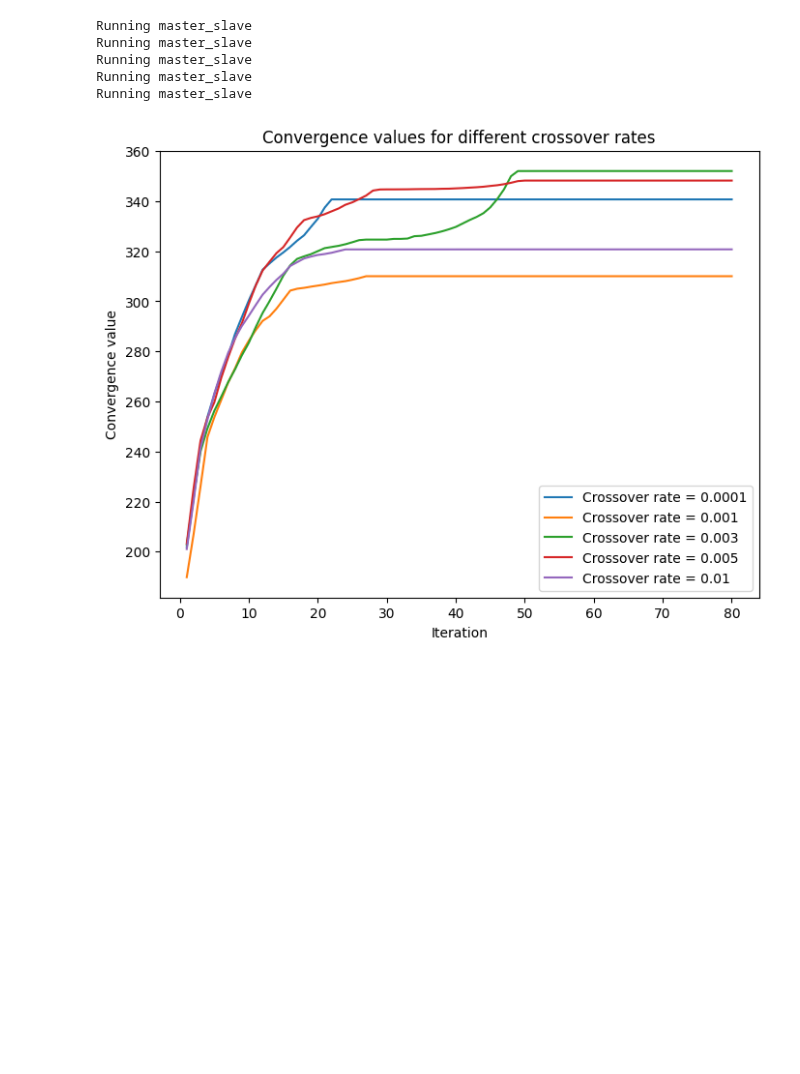
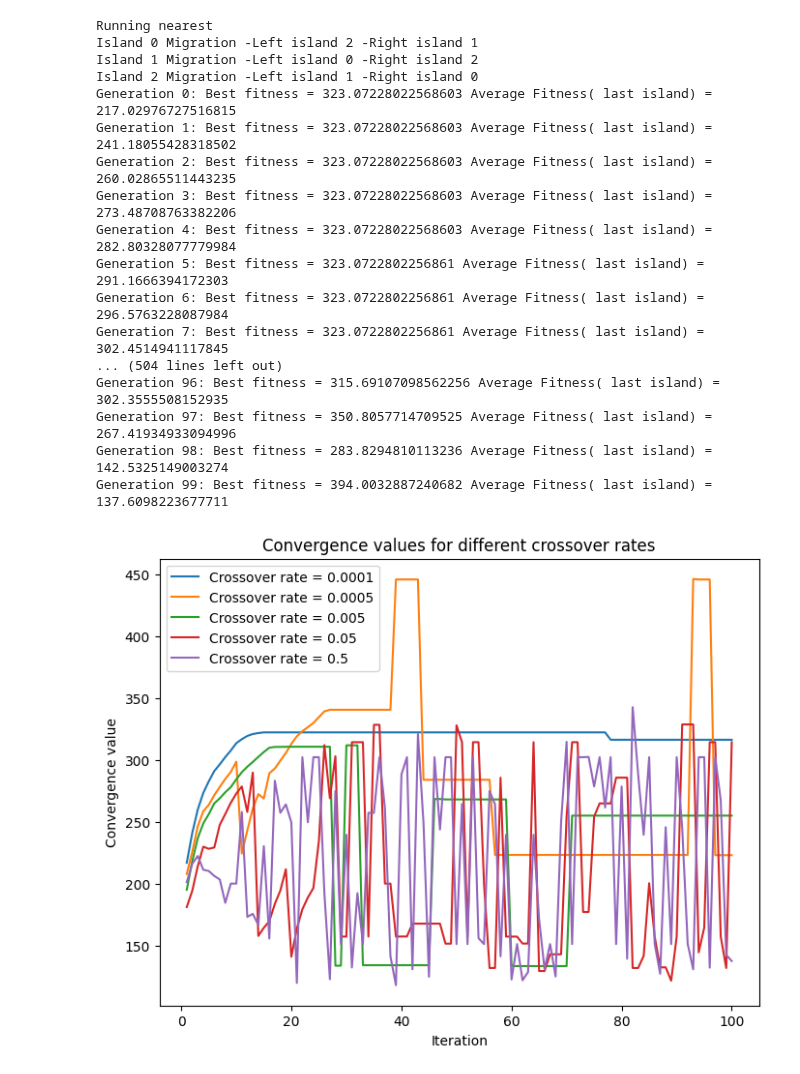
Before and after one commit to Chideme/island_genetic_algrorithm, a Jupyter notebook: crossover_rates.ipynb, the cells around one changed output. Saved outputs shown, nothing was run; the diff lists cells and outputs as text; code cells hidden in the pictures; blank space fills up the shorter version.

```diff
--- a/crossover_rates.ipynb
+++ b/crossover_rates.ipynb
@@ -88,0 +129,21 @@ test_data, test_strategies =generate_candidate_trading_signals(test.copy())
+# %%
+# ring
+values = []
+crossover_rates = [0.0001, 0.0005, 0.005, 0.05, 0.5]
+
+for i in crossover_rates:
+    ga = IslandGGA(data=train_data,num_islands=3,m_iter=100,num_iter=100,n_migrants=100,pSize=200,r_cross=i,r_mut=0.0001,strategies=strategies,evolve_strategy="ring")
+    ga.evolve()
+    v =  [i[2] for i in ga.convergence_values]
+    values.append(v)
+# convergence values for each crossover rate
+convergence_values = values
+# plot the convergence values for each crossover rate
+plt.figure(figsize=(8, 6))
+for i in range(len(crossover_rates)):
+    plt.plot(np.arange(1, 101), convergence_values[i], label='Crossover rate = ' + str(crossover_rates[i]))
+plt.xlabel('Iteration')
+plt.ylabel('Convergence value')
+plt.title('Convergence values for different crossover rates')
+plt.legend()
+plt.show()
@@ -89,33 +169,45 @@ test_data, test_strategies =generate_candidate_trading_signals(test.copy())
 # %%
-# ring
+# nearest
 values = []
-crossover_rates = [0.0001,0.001,0.003,0.005,0.01]
+crossover_rates = [0.0001, 0.0005, 0.005, 0.05, 0.5]
 
 for i in crossover_rates:
-    ga = IslandGGA(data=train_data,num_islands=3,m_iter=80,num_iter=80,n_migrants=100,pSize=200,r_cross=i,r_mut=0.0001,strategies=strategies,evolve_strategy="master_slave")
+    ga = IslandGGA(data=train_data,num_islands=3,m_iter=100,num_iter=100,n_migrants=100,pSize=200,r_cross=i,r_mut=0.0001,strategies=strategies,evolve_strategy="nearest")
     ga.evolve()
-    #v =  [i[2] for i in ga.convergence_values]
-    values.append(ga.convergence_values)
+    v =  [i[2] for i in ga.convergence_values]
+    values.append(v)
 import matplotlib.pyplot as plt
 import numpy as np
 
 # convergence values for each crossover rate
-crossover_rates = [0.0001,0.001,0.003,0.005,0.01]
+
 convergence_values = values
 # plot the convergence values for each crossover rate
 plt.figure(figsize=(8, 6))
 for i in range(len(crossover_rates)):
-    plt.plot(np.arange(1, 81), convergence_values[i], label='Crossover rate = ' + str(crossover_rates[i]))
+    plt.plot(np.arange(1, 101), convergence_values[i], label='Crossover rate = ' + str(crossover_rates[i]))
 plt.xlabel('Iteration')
 plt.ylabel('Convergence value')
 plt.title('Convergence values for different crossover rates')
 plt.legend()
 plt.show()
 # %% [output]
-Running master_slave
-Running master_slave
-Running master_slave
-Running master_slave
-Running master_slave
+Running nearest
+Island 0 Migration -Left island 2 -Right island 1
+Island 1 Migration -Left island 0 -Right island 2
+Island 2 Migration -Left island 1 -Right island 0
+Generation 0: Best fitness = 323.07228022568603 Average Fitness( last island) = 217.02976727516815
+Generation 1: Best fitness = 323.07228022568603 Average Fitness( last island) = 241.18055428318502
+Generation 2: Best fitness = 323.07228022568603 Average Fitness( last island) = 260.02865511443235
+Generation 3: Best fitness = 323.07228022568603 Average Fitness( last island) = 273.48708763382206
+Generation 4: Best fitness = 323.07228022568603 Average Fitness( last island) = 282.80328077779984
+Generation 5: Best fitness = 323.0722802256861 Average Fitness( last island) = 291.1666394172303
+Generation 6: Best fitness = 323.0722802256861 Average Fitness( last island) = 296.5763228087984
+Generation 7: Best fitness = 323.0722802256861 Average Fitness( last island) = 302.4514941117845
+... (504 lines left out)
+Generation 96: Best fitness = 315.69107098562256 Average Fitness( last island) = 302.3555508152935
+Generation 97: Best fitness = 350.8057714709525 Average Fitness( last island) = 267.41934933094996
+Generation 98: Best fitness = 283.8294810113236 Average Fitness( last island) = 142.5325149003274
+Generation 99: Best fitness = 394.0032887240682 Average Fitness( last island) = 137.6098223677711
-[figure, old version]
+[figure, new version]
 # %%
```
Also changed, not shown: parts of 4 cells of this notebook, 3 other files.
